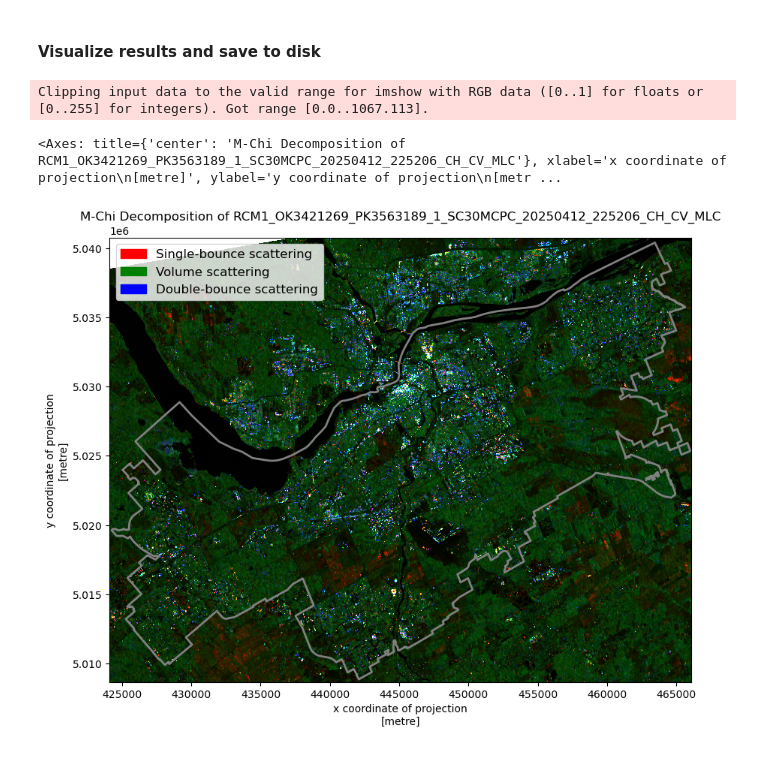
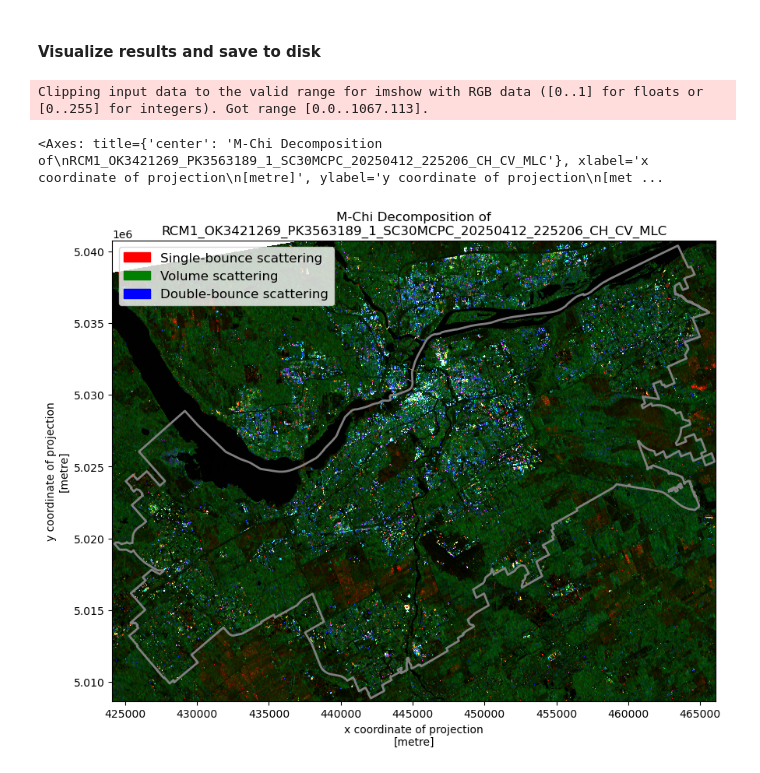
Before and after one commit to eodms-sgdot/rcm-ard-stac-examples, a Jupyter notebook: examples/mchi_decomposition.ipynb, the cells around one changed output. Cells and saved outputs as stored; diff of their text form; code cells hidden in the pictures.

```diff
--- a/examples/mchi_decomposition.ipynb
+++ b/examples/mchi_decomposition.ipynb
@@ -20,7 +20,7 @@ def get_bbox(geojson_path):
     gdf = gpd.read_file(geojson_path)
     if gdf.crs.to_epsg() != 4326:
         gdf = gdf.to_crs(4326)
-    bbox = tuple(gdf.total_bounds)
+    bbox = tuple([float(b) for b in gdf.total_bounds])
 
     return bbox
 # %% [markdown]
@@ -48,7 +42,8 @@ catalog = Client.open(cat_url)
 search = catalog.search(
     collections=['rcm-ard'],
     bbox=bbox,
-    datetime=f'{start_date}/{end_date}'
+    datetime=f'{start_date}/{end_date}',
+    limit=100
 )
 
 items = search.item_collection()
@@ -135,18 +130,18 @@ mchi_stack.attrs['long_name'] = ['Single-bounce scattering', 'Volume scattering'
 # %%
 fig, ax = plt.subplots(figsize=(10, 8))
 
 mchi_stack.plot.imshow(rgb='band', ax=ax)
-ax.set(title=f'M-Chi Decomposition of {order_key}')
+ax.set(title=f'M-Chi Decomposition of\n{order_key}')
 
 legend = zip(['red', 'green', 'blue'], mchi_stack.attrs['long_name'])
 patches = [mpatches.Patch(color=color, label=label) for color, label in legend]
 ax.legend(handles=patches, loc='upper left', fontsize=12)
 
 aoi_gdf.to_crs(mchi_stack.rio.crs.to_epsg()).plot(ax=ax, facecolor='none', edgecolor='gray', linewidth=2)
 # %% [output]
 Clipping input data to the valid range for imshow with RGB data ([0..1] for floats or [0..255] for integers). Got range [0.0..1067.113].
-<Axes: title={'center': 'M-Chi Decomposition of RCM1_OK3421269_PK3563189_1_SC30MCPC_20250412_225206_CH_CV_MLC'}, xlabel='x coordinate of projection\n[metre]', ylabel='y coordinate of projection\n[metr ...
+<Axes: title={'center': 'M-Chi Decomposition of\nRCM1_OK3421269_PK3563189_1_SC30MCPC_20250412_225206_CH_CV_MLC'}, xlabel='x coordinate of projection\n[metre]', ylabel='y coordinate of projection\n[met ...
-[figure, old version]
+[figure, new version]
 # %%
 # Export all components as multiband GTiff
 out_mchi = fr'./data/{order_key}_mchi.tif'
```
Also changed, not shown: parts of 1 cell of this notebook, 1 other file.
